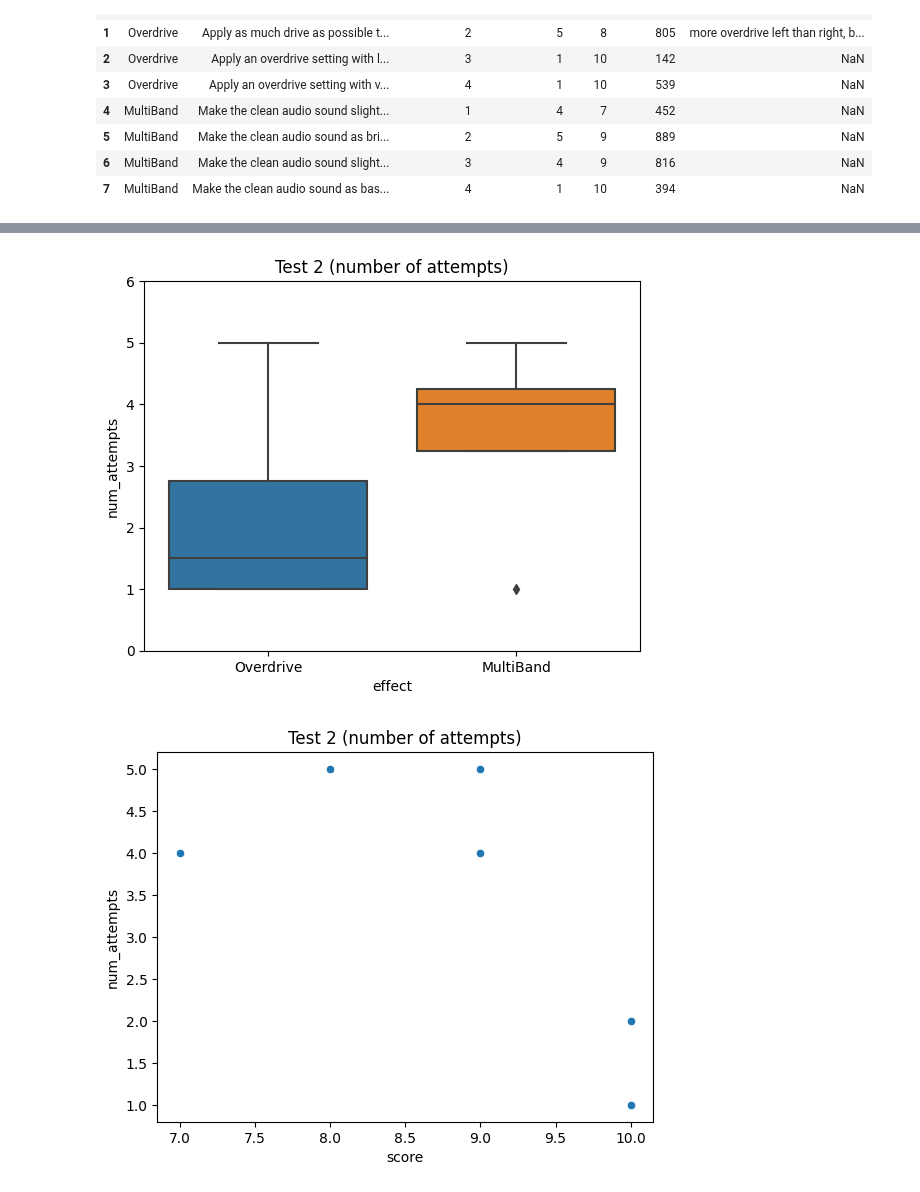
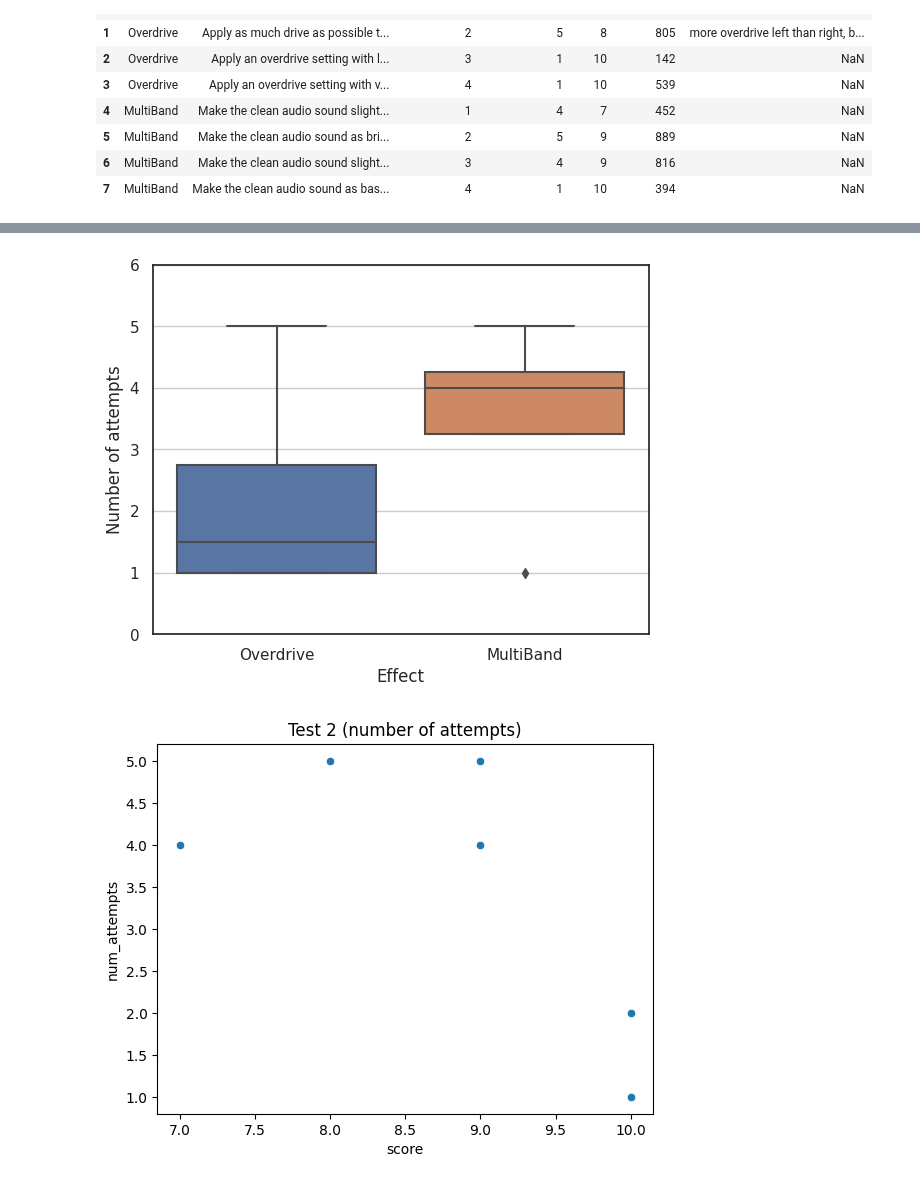
Before and after one commit to kieran-grant/Level5ProjectAudioVAE, a Jupyter notebook: src/evaluation/expert_evaluation.ipynb, the cells around one changed output, grey strips where cells are left out. Drawn from its saved outputs; the diff is of its cells as text; code cells hidden in the pictures.

```diff
--- a/src/evaluation/expert_evaluation.ipynb
+++ b/src/evaluation/expert_evaluation.ipynb
@@ -2,6 +2,8 @@
 import pandas as pd
 import seaborn as sns
 import matplotlib.pyplot as plt
+# %%
+sns.set(style='white')
 # %%
 test_1_file = "/home/kieran/Level5ProjectAudioVAE/src/evaluation/data/latent_controller/expert_evaluation_test1.csv"
 test_2_file = "/home/kieran/Level5ProjectAudioVAE/src/evaluation/data/latent_controller/expert_evaluation_test2.csv"
@@ -76,10 +82,13 @@ plt.savefig(f"{FIGURE_DIR}/test2_score.png")
 # %%
 ax = sns.boxplot(df_2, x='effect', y='num_attempts')
 ax.set_ylim([0, 6])
-plt.title("Test 2 (number of attempts)")
-plt.savefig(f"{FIGURE_DIR}/test2_attempts.png")
+ax.set_ylabel("Number of attempts", fontsize=12)
+ax.set_xlabel("Effect", fontsize=12)
+ax.yaxis.grid(True)
+# plt.title("Test 2 (number of attempts)")
+plt.savefig(f"{FIGURE_DIR}/test2_attempts.pdf")
 # %% [output]
-[figure, old version]
+[figure, new version]
 # %%
 ax = sns.scatterplot(df_2, x='score', y='num_attempts')
 plt.title("Test 2 (number of attempts)")
```
Also changed, not shown: parts of 2 cells of this notebook, 9 other files.
